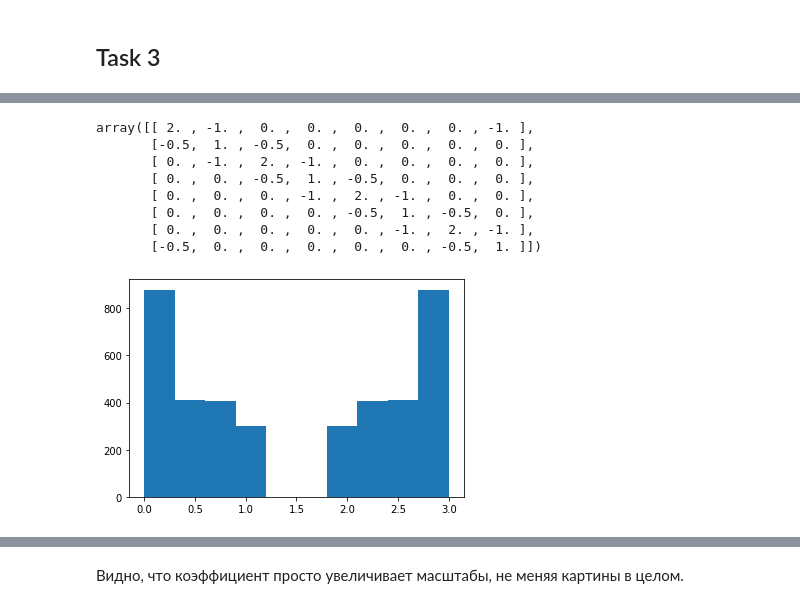
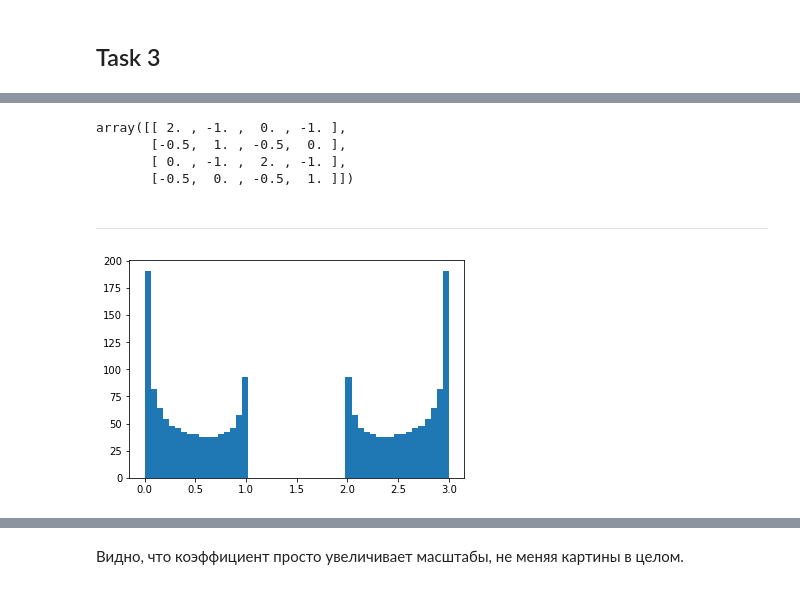
Before and after one commit to SvMixa/HSE_computational_physics, a Jupyter notebook: Home_work_5_Svintsov_M.ipynb, the cells around one changed output, grey strips where cells are left out. Cells and saved outputs as stored; diff of their text form; code cells hidden in the pictures.

```diff
--- a/Home_work_5_Svintsov_M.ipynb
+++ b/Home_work_5_Svintsov_M.ipynb
@@ -98,0 +270,30 @@ plt.imshow(A1)
+# %%
+%%time
+def dataset2csr(filename, nodes, edges):
+    rows = []; cols = []
+    with open(filename, 'r') as f:
+        for line in f.readlines()[4:]:
+            o, d = (int(x)-1 for x in line.split())
+            rows.append(d)
+            cols.append(o)
+    return(sparse.csr_matrix(([True]*edges, (rows, cols)), shape=(nodes, nodes)))
+
+l = dataset2csr(filename='web-Stanford.txt', nodes = 281903, edges=2312497)
+N = 281903
+J = sparse.csr_matrix.sum(l, axis=0)
+j_index = np.where(J == 0)[1]
+Jw = np.zeros(N)
+Jw[np.nonzero(J)[1]] = np.asarray(1/J[np.nonzero(J)])
+np.random.seed(42)
+u = np.random.randint(2, size=(N))
+u = u/np.linalg.norm(u)
+u_pre = np.zeros(N)
+count = 0
+while np.linalg.norm(u_pre - u, ord=1) > 10**(-4):
+    u_pre = u.copy()
+    u = beta * (np.squeeze(np.asarray(l @ np.multiply(Jw, u).T)) + (np.ones(N) * ((np.sum(u) * (1/beta - 1) + np.sum(u[j_index])) / N)))
+    u = u/np.linalg.norm(u)
+    count += 1
+print('Количество итераций', count)
+print('Максимальный Page Rank =', np.max(u), 'ему соответсвует страница №',  np.argmax(u) + 1)
+print('Собственное значение =', np.linalg.norm(beta * (np.squeeze(np.asarray(l @ np.multiply(Jw, u).T)) + (np.ones(N) * ((np.sum(u) * (1/beta - 1) + np.sum(u[j_index])) / N)))))
@@ -127,17 +334,13 @@ A = \left(
 В левом нижнем и правом верхнем углу не нули, так как цепочка замкнута.
 # %%
 def made_matrix_A (N):
-    A = np.diag([2,1] * 2 * N) + np.diag(([-0.5, -1]* 2 * N)[:-1], -1) + np.diag(([-1, -0.5]* 2 * N)[:-1], 1)
-    A[0, 4*N-1] = -1
-    A[4*N-1, 0] = -0.5
+    A = np.diag([2,1]  * N) + np.diag(([-0.5, -1] * N)[:-1], -1) + np.diag(([-1, -0.5] * N)[:-1], 1)
+    A[0, 2*N-1] = -1
+    A[2*N-1, 0] = -0.5
     return A
 made_matrix_A(2)
 # %% [output]
-array([[ 2. , -1. ,  0. ,  0. ,  0. ,  0. ,  0. , -1. ],
-       [-0.5,  1. , -0.5,  0. ,  0. ,  0. ,  0. ,  0. ],
-       [ 0. , -1. ,  2. , -1. ,  0. ,  0. ,  0. ,  0. ],
-       [ 0. ,  0. , -0.5,  1. , -0.5,  0. ,  0. ,  0. ],
-       [ 0. ,  0. ,  0. , -1. ,  2. , -1. ,  0. ,  0. ],
-       [ 0. ,  0. ,  0. ,  0. , -0.5,  1. , -0.5,  0. ],
-       [ 0. ,  0. ,  0. ,  0. ,  0. , -1. ,  2. , -1. ],
-       [-0.5,  0. ,  0. ,  0. ,  0. ,  0. , -0.5,  1. ]])
+array([[ 2. , -1. ,  0. , -1. ],
+       [-0.5,  1. , -0.5,  0. ],
+       [ 0. , -1. ,  2. , -1. ],
+       [-0.5,  0. , -0.5,  1. ]])
@@ -146,5 +347,12 @@ eigenvals = np.linalg.eigvals(made_matrix_A(1000))
+# %% [markdown]
+-------------------------------
+# %%
+N = 1000
+# %%
+A = made_matrix_A(N)
+eigval, eigvec = np.linalg.eig(A)
 # %%
-plt.hist(eigenvals)
+plt.hist(eigval, bins=50)
 plt.show()
 # %% [output]
-[figure, old version]
+[figure, new version]
```
Also changed, not shown: parts of 44 cells of this notebook.
